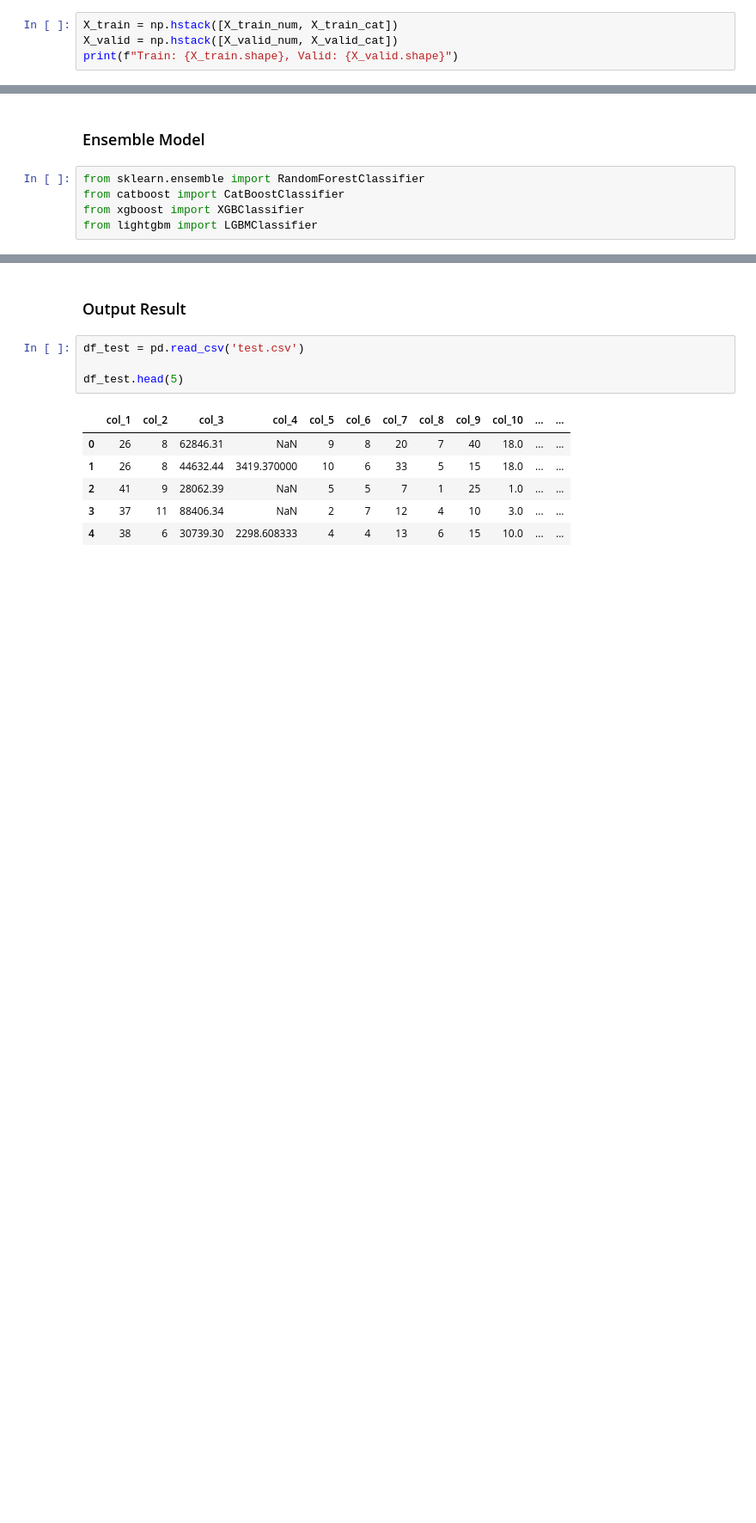
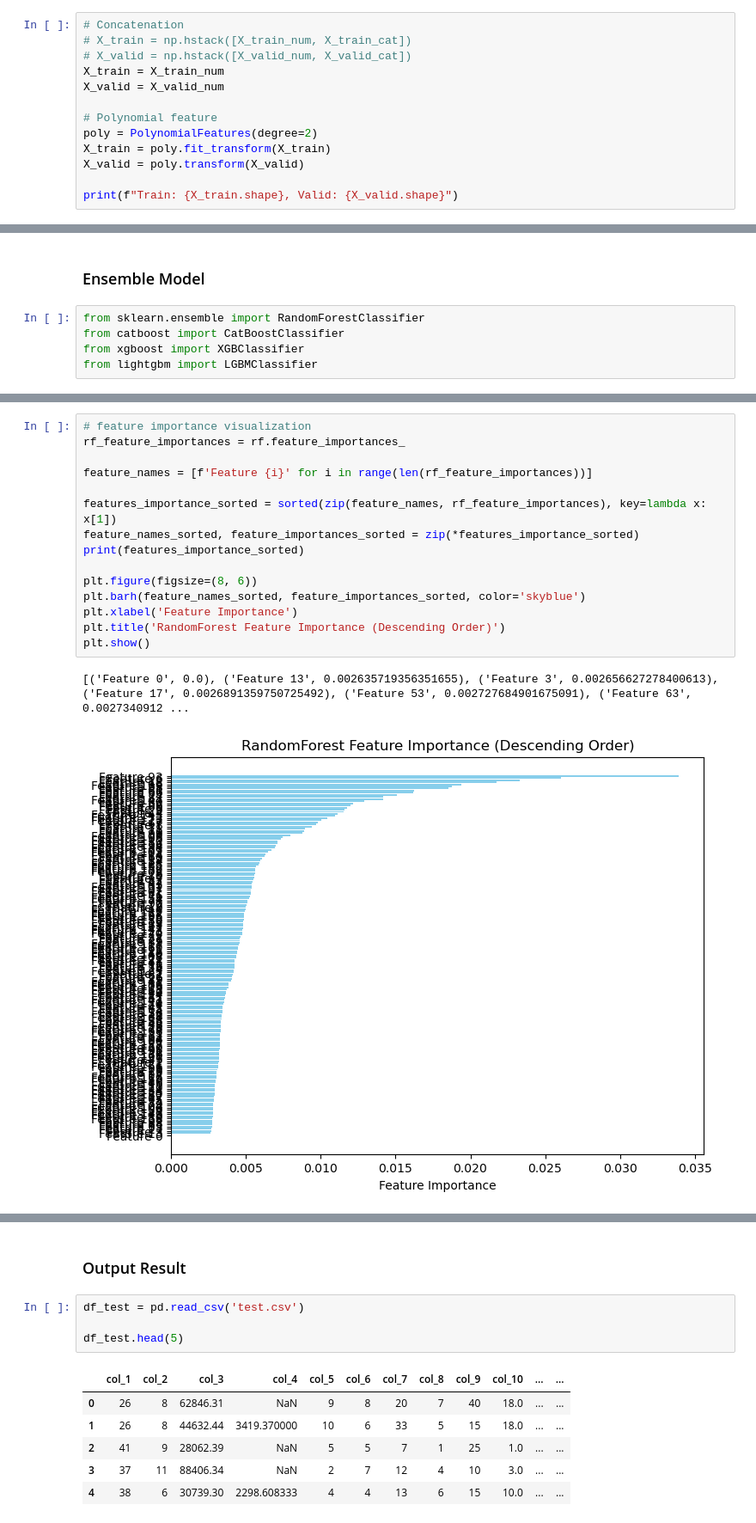
Before and after one commit to huiyuiui/DataScienceHw, a Jupyter notebook: Hw2/hw2.ipynb, the cells around one changed output, grey strips where cells are left out. Shown: that part at 86% size. Cells and saved outputs as stored; diff of their text form; blank space fills up the shorter version.

```diff
--- a/Hw2/hw2.ipynb
+++ b/Hw2/hw2.ipynb
@@ -106,5 +106,14 @@ X_valid_cat = encoder.transform(X_valid_cat).toarray()
 # %%
-X_train = np.hstack([X_train_num, X_train_cat])
-X_valid = np.hstack([X_valid_num, X_valid_cat])
+# Concatenation
+# X_train = np.hstack([X_train_num, X_train_cat])
+# X_valid = np.hstack([X_valid_num, X_valid_cat])
+X_train = X_train_num
+X_valid = X_valid_num
+
+# Polynomial feature
+poly = PolynomialFeatures(degree=2)
+X_train = poly.fit_transform(X_train)
+X_valid = poly.transform(X_valid)
+
 print(f"Train: {X_train.shape}, Valid: {X_valid.shape}")
 # %% [output]
@@ -144,0 +158,18 @@ F1-score on valid: 0.7813122764812023
+# %%
+# feature importance visualization
+rf_feature_importances = rf.feature_importances_
+
+feature_names = [f'Feature {i}' for i in range(len(rf_feature_importances))]
+
+features_importance_sorted = sorted(zip(feature_names, rf_feature_importances), key=lambda x: x[1])
+feature_names_sorted, feature_importances_sorted = zip(*features_importance_sorted)
+print(features_importance_sorted)
+
+plt.figure(figsize=(8, 6))
+plt.barh(feature_names_sorted, feature_importances_sorted, color='skyblue')
+plt.xlabel('Feature Importance')
+plt.title('RandomForest Feature Importance (Descending Order)')
+plt.show()
+# %% [output]
+[('Feature 0', 0.0), ('Feature 13', 0.002635719356351655), ('Feature 3', 0.002656627278400613), ('Feature 17', 0.0026891359750725492), ('Feature 53', 0.002727684901675091), ('Feature 63', 0.0027340912 ...
+[figure, added]
```
Also changed, not shown: parts of 24 cells of this notebook, 2 other files.
